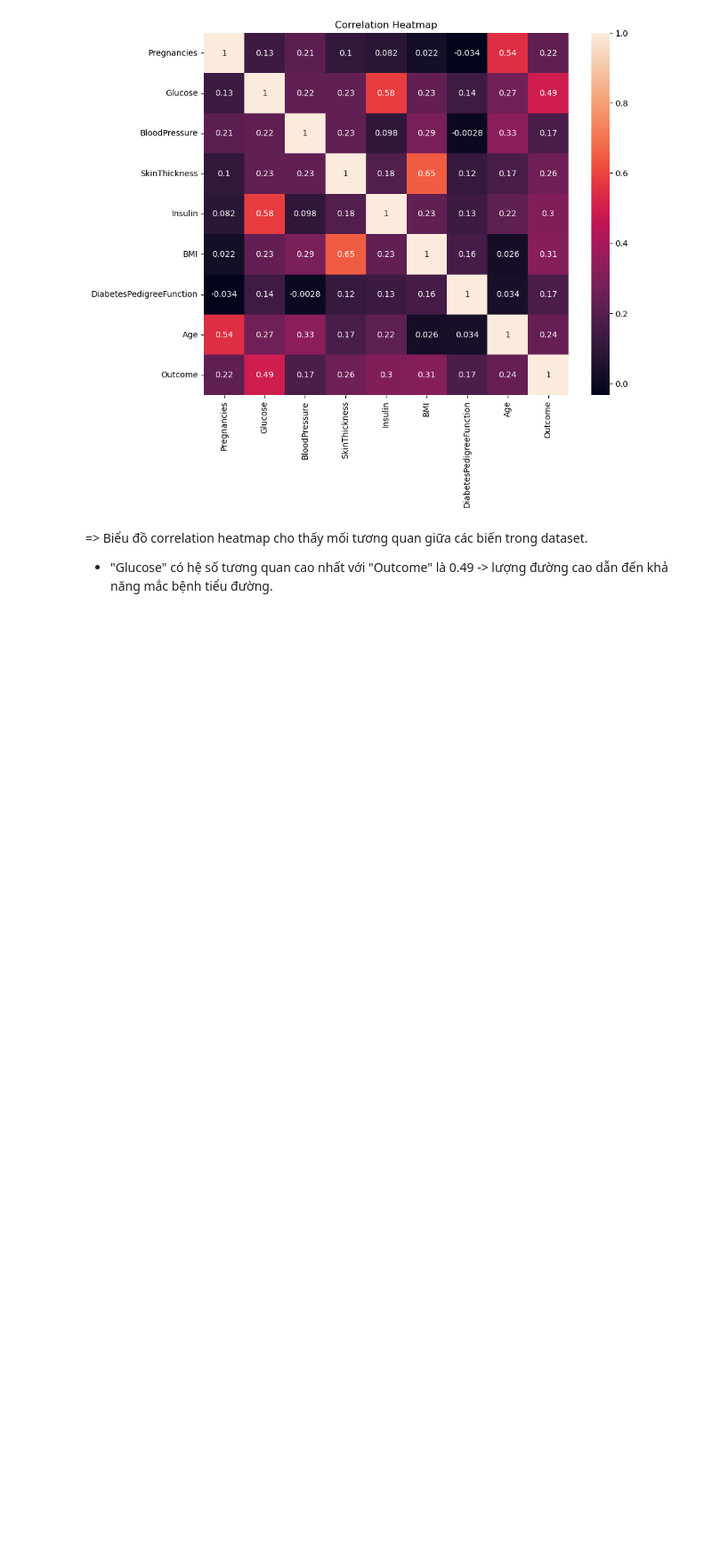
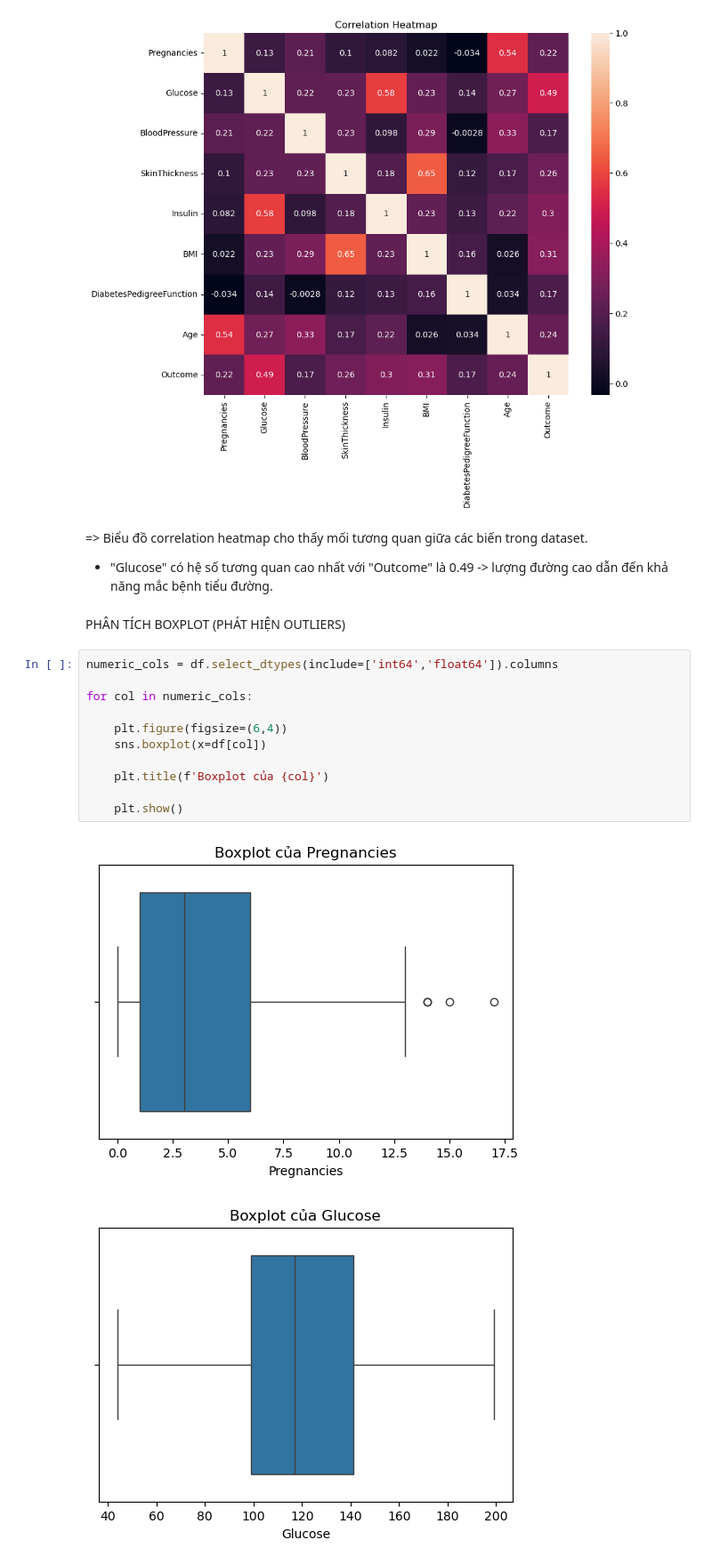
Before and after one commit to hongyen-oss/Diabetes-Prediction, a Jupyter notebook: Notebooks/EDA.ipynb, the cells around one changed output. Shown at 89% size. Cells and saved outputs as stored; diff of their text form; blank space fills up the shorter version.

Commit message:
update Outlier detection and Statistical tests

```diff
--- a/Notebooks/EDA.ipynb
+++ b/Notebooks/EDA.ipynb
@@ -138,3 +138,19 @@ plt.show()
 # %% [markdown]
 => Biểu đồ correlation heatmap cho thấy mối tương quan giữa các biến trong dataset.
 + "Glucose" có hệ số tương quan cao nhất với "Outcome" là 0.49 -> lượng đường cao dẫn đến khả năng mắc bệnh tiểu đường.
+# %% [markdown]
+PHÂN TÍCH BOXPLOT (PHÁT HIỆN OUTLIERS)
+# %%
+numeric_cols = df.select_dtypes(include=['int64','float64']).columns
+
+for col in numeric_cols:
+
+    plt.figure(figsize=(6,4))
+    sns.boxplot(x=df[col])
+
+    plt.title(f'Boxplot của {col}')
+
+    plt.show()
+# %% [output]
+[figure, added]
+[figure, added]
```
Also changed, not shown: parts of 14 cells of this notebook, 1 other file.
